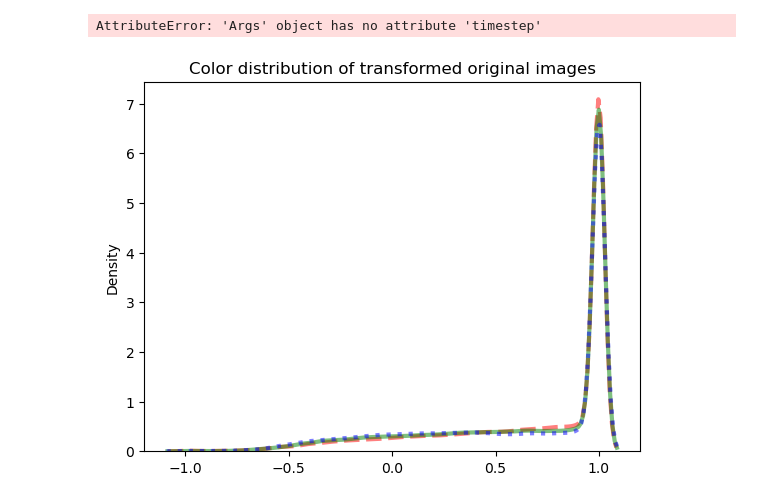
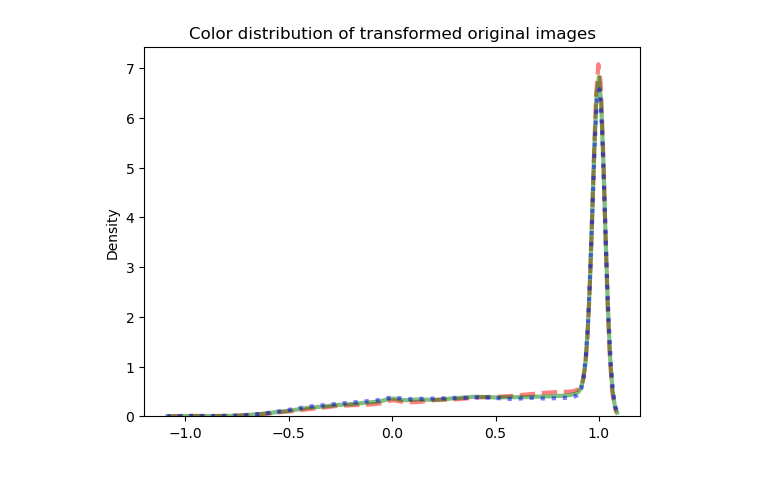
Before and after one commit to JCalvi18/pokemon_diffusion_seminar, a Jupyter notebook: notebook.ipynb, the cells around one changed output. Saved outputs shown, nothing was run; the diff lists cells and outputs as text; code cells hidden in the pictures.

```diff
--- a/notebook.ipynb
+++ b/notebook.ipynb
@@ -31,22 +31,4 @@ plot_forward(forward)
-# %%
-# Create giant tensor with all images.
-img_num = len(dataset)
-tensor_with_all_images = torch.zeros((img_num, 3, 32, 32))
-for i, img in enumerate(dataset):
-  noisy = model.forward_sample(img, torch.tensor(args.timesteps-1))
-  tensor_with_all_images[i,:,:,:] = noisy
-
-# Save the pixel values of all images in 1D tensor for each channel.
-pixels_red = tensor_with_all_images[:,0,:,:].flatten().numpy()
-pixels_green = tensor_with_all_images[:,1,:,:].flatten().numpy()
-pixels_blue = tensor_with_all_images[:,2,:,:].flatten().numpy()
-# %% [output]
-AttributeError: 'Args' object has no attribute 'timestep'
-# %%
-ax = sns.kdeplot(pixels_red, color="red", alpha=0.5, ls="--", lw=3)
-sns.kdeplot(pixels_green, color="green", ax=ax, alpha=0.5, lw=3)
-sns.kdeplot(pixels_blue, color="blue", ax=ax, alpha=0.5, ls=":", lw=3)
-plt.title("Color distribution of transformed original images")
-plt.savefig('color_distribution_original_images.png', dpi=300, bbox_inches='tight')
-# %% [output]
-[figure, removed]
+# %%
+plot_color_distribution(args, model, dataset, train_dataloader,device, forward=False)
+# %% [output]
+[figure, added]
```
Also changed, not shown: parts of 4 cells of this notebook.
